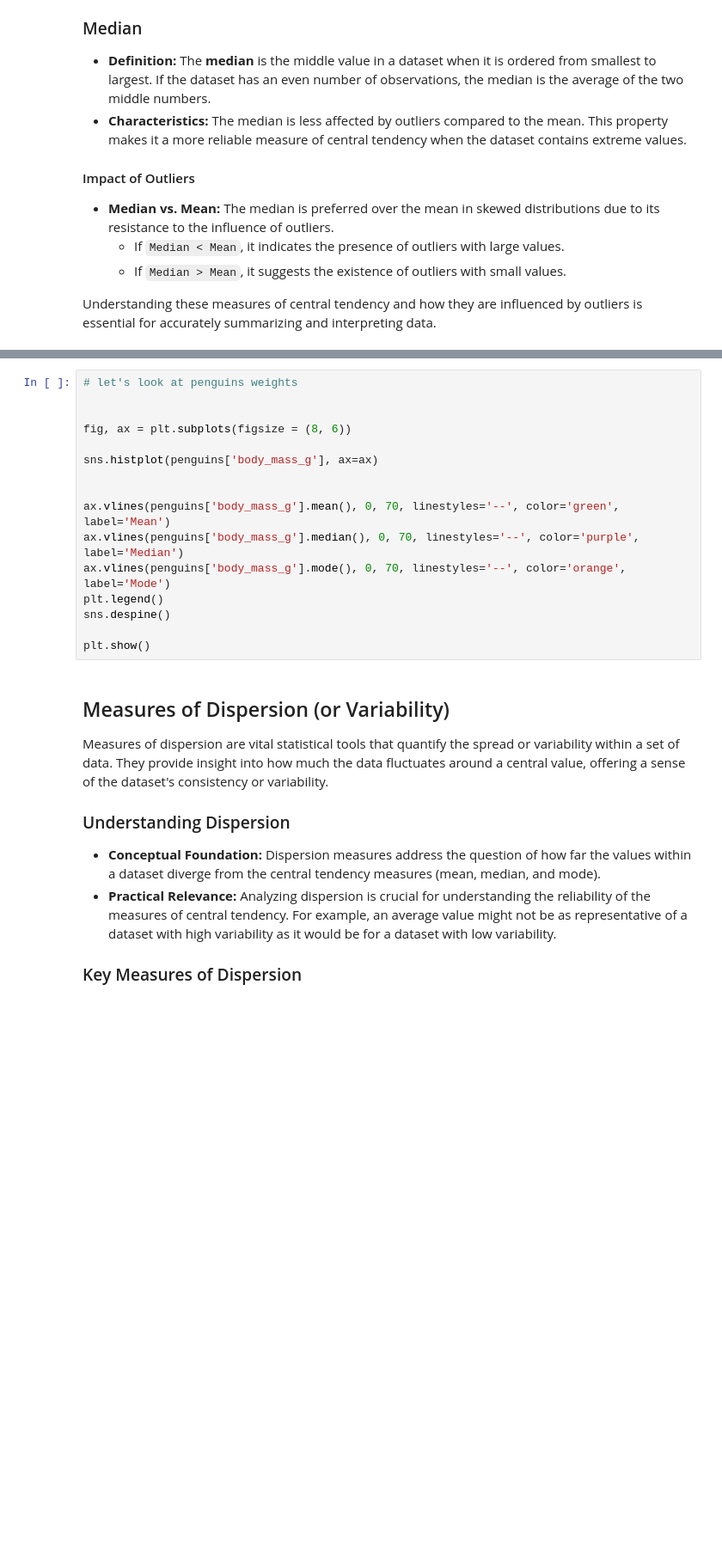
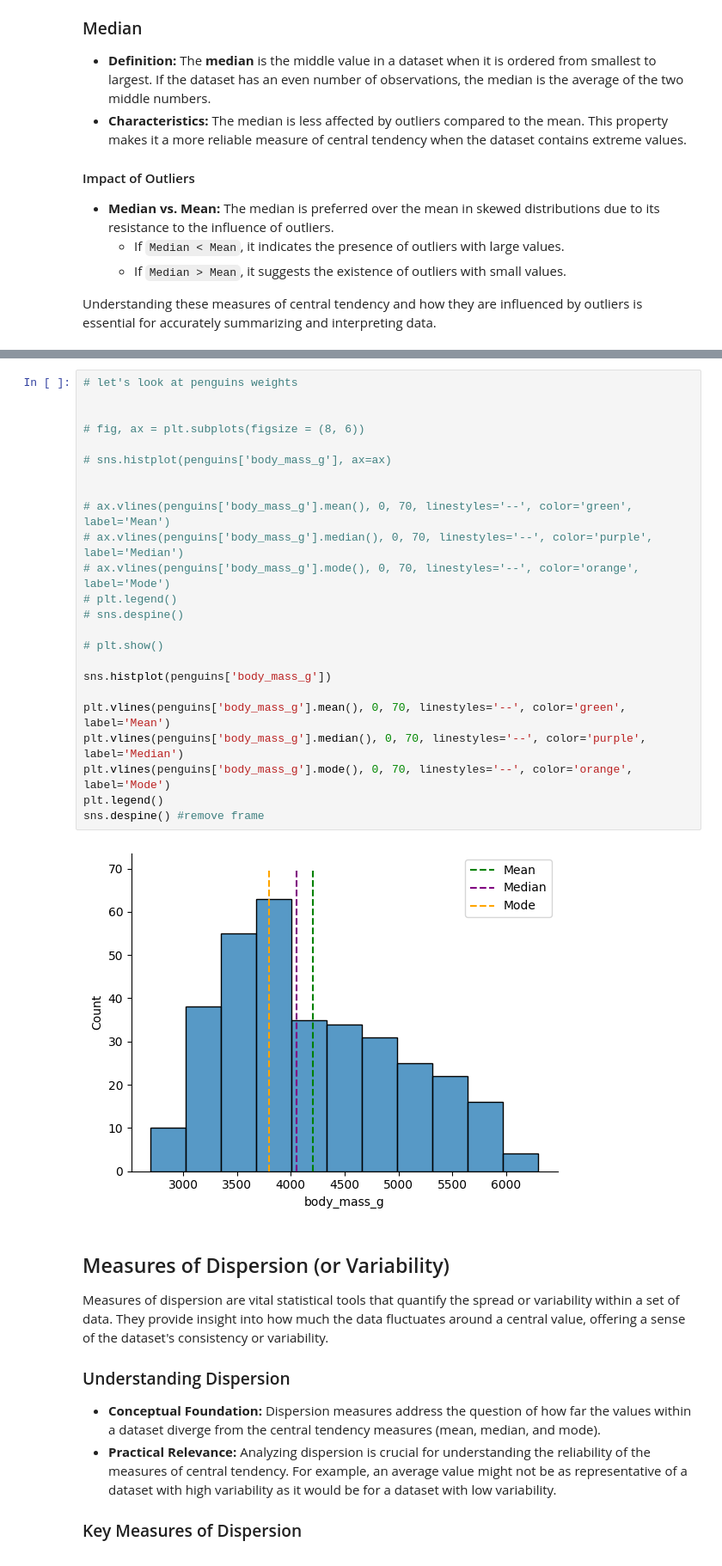
Before and after one commit to bbear2024/exercise, a Jupyter notebook: da-module-pandas/07_aggregation_merging/01_desc_stats_python.ipynb, the cells around one changed output, grey strips where cells are left out. Shown at 86% size. Saved outputs shown, nothing was run; the diff lists cells and outputs as text; blank space fills up the shorter version.

```diff
--- a/da-module-pandas/07_aggregation_merging/01_desc_stats_python.ipynb
+++ b/da-module-pandas/07_aggregation_merging/01_desc_stats_python.ipynb
@@ -186,19 +237,29 @@ penguins['body_mass_g'].mode()
 # %%
 # let's look at penguins weights
 
 
-fig, ax = plt.subplots(figsize = (8, 6))
+# fig, ax = plt.subplots(figsize = (8, 6))
 
-sns.histplot(penguins['body_mass_g'], ax=ax)
+# sns.histplot(penguins['body_mass_g'], ax=ax)
 
 
-ax.vlines(penguins['body_mass_g'].mean(), 0, 70, linestyles='--', color='green', label='Mean')
-ax.vlines(penguins['body_mass_g'].median(), 0, 70, linestyles='--', color='purple', label='Median')
-ax.vlines(penguins['body_mass_g'].mode(), 0, 70, linestyles='--', color='orange', label='Mode')
+# ax.vlines(penguins['body_mass_g'].mean(), 0, 70, linestyles='--', color='green', label='Mean')
+# ax.vlines(penguins['body_mass_g'].median(), 0, 70, linestyles='--', color='purple', label='Median')
+# ax.vlines(penguins['body_mass_g'].mode(), 0, 70, linestyles='--', color='orange', label='Mode')
+# plt.legend()
+# sns.despine()
+
+# plt.show()
+
+sns.histplot(penguins['body_mass_g'])
+
+plt.vlines(penguins['body_mass_g'].mean(), 0, 70, linestyles='--', color='green', label='Mean')
+plt.vlines(penguins['body_mass_g'].median(), 0, 70, linestyles='--', color='purple', label='Median')
+plt.vlines(penguins['body_mass_g'].mode(), 0, 70, linestyles='--', color='orange', label='Mode')
 plt.legend()
-sns.despine()
-
-plt.show()
+sns.despine() #remove frame
+# %% [output]
+[figure, added]
 # %% [markdown]
 ##  Measures of Dispersion (or Variability)
 
```
Also changed, not shown: parts of 12 cells of this notebook, 8 other files.
